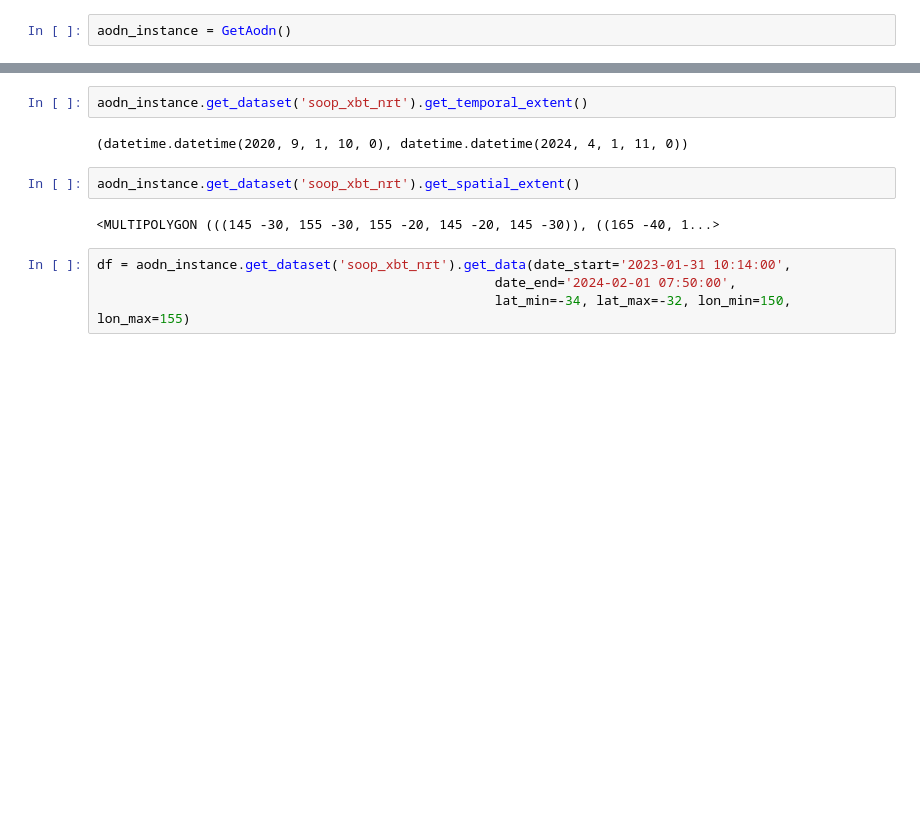
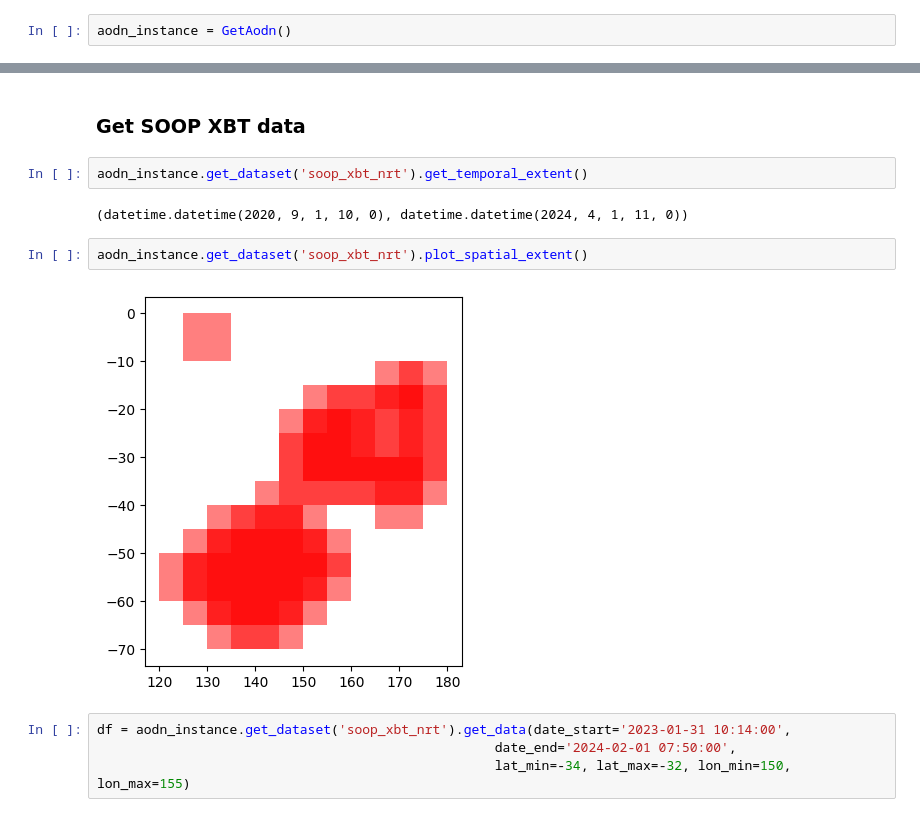
Before and after one commit to aodn/IMOS-hackathon, a Jupyter notebook: 2024/Projects/CARSv2/notebooks/get_aodn_example_hackathon.ipynb, the cells around one changed output, grey strips where cells are left out. Saved outputs shown, nothing was run; the diff lists cells and outputs as text; blank space fills up the shorter version.

```diff
--- a/2024/Projects/CARSv2/notebooks/get_aodn_example_hackathon.ipynb
+++ b/2024/Projects/CARSv2/notebooks/get_aodn_example_hackathon.ipynb
@@ -188,11 +237,13 @@ aodn_instance.get_metadata().find_datasets_with_attribute('temp', target_key='st
+# %% [markdown]
+### Get SOOP XBT data
 # %%
 aodn_instance.get_dataset('soop_xbt_nrt').get_temporal_extent()
 # %% [output]
 (datetime.datetime(2020, 9, 1, 10, 0), datetime.datetime(2024, 4, 1, 11, 0))
 # %%
-aodn_instance.get_dataset('soop_xbt_nrt').get_spatial_extent()
+aodn_instance.get_dataset('soop_xbt_nrt').plot_spatial_extent()
 # %% [output]
-<MULTIPOLYGON (((145 -30, 155 -30, 155 -20, 145 -20, 145 -30)), ((165 -40, 1...>
+[figure, added]
 # %%
 df = aodn_instance.get_dataset('soop_xbt_nrt').get_data(date_start='2023-01-31 10:14:00',
                                                    date_end='2024-02-01 07:50:00',
```
Also changed, not shown: parts of 14 cells of this notebook.
